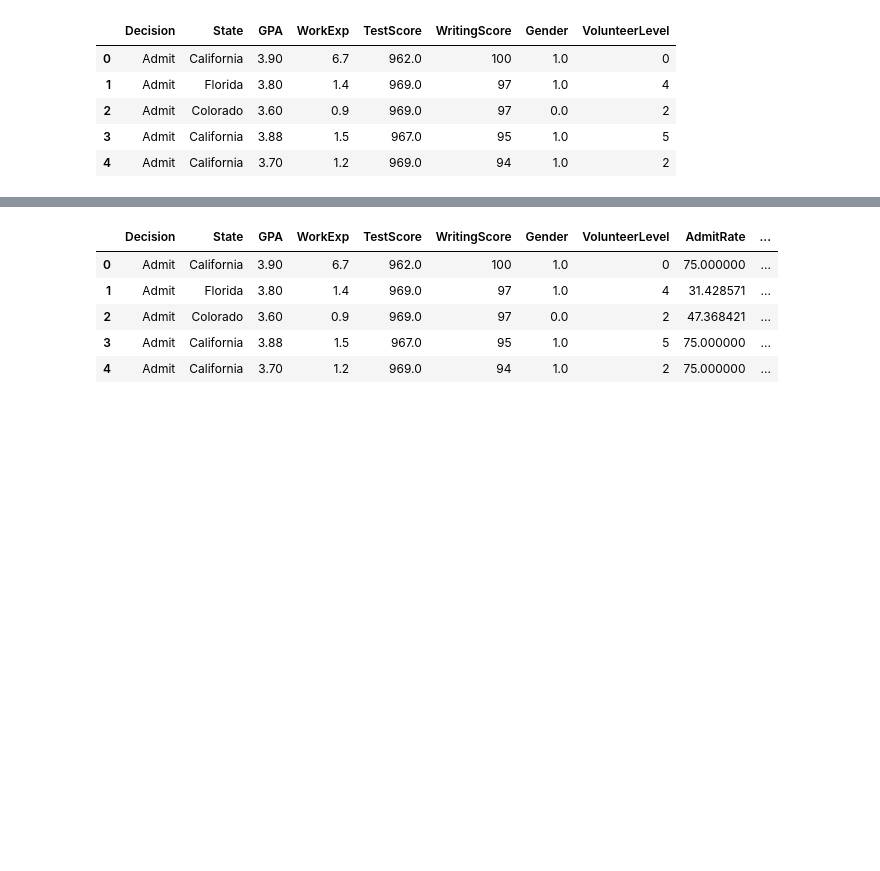
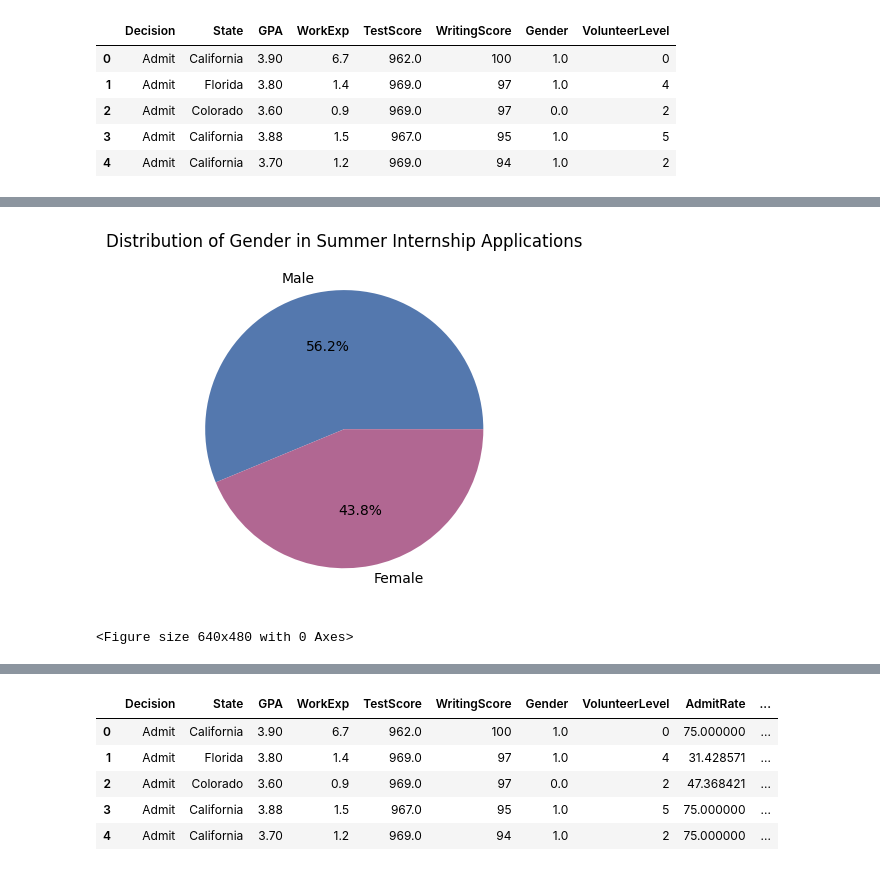
Before and after one commit to ad1589/dsan-5900.github.io, a Jupyter notebook: code/mia_eda.ipynb, the cells around one changed output, grey strips where cells are left out. Drawn from its saved outputs; the diff is of its cells as text; code cells hidden in the pictures; blank space fills up the shorter version.

```diff
--- a/code/mia_eda.ipynb
+++ b/code/mia_eda.ipynb
@@ -17,0 +112,16 @@ df.head()
+# %%
+# Pie Chart of Gender Distribution
+gender_counts = df['Gender'].value_counts()
+gender_counts = pd.DataFrame(gender_counts).reset_index()
+gender_counts.columns = ["Gender", "Count"]
+gender_counts['Percentage'] = gender_counts['Count'] / gender_counts['Count'].sum()
+
+fig, ax = plt.subplots(figsize = (4, 4))
+ax.pie(gender_counts["Percentage"], labels = gender_counts["Gender"], autopct = '%.1f%%', colors = ["#5478AE", "#B16792"])
+ax.set_title("Distribution of Gender in Summer Internship Applications")
+plt.tight_layout()
+plt.show()
+plt.savefig("../website/images/gender_applications_piechart.png")
+# %% [output]
+[figure, added]
+<Figure size 640x480 with 0 Axes>
```
Also changed, not shown: parts of 9 cells of this notebook, 9 other files.
